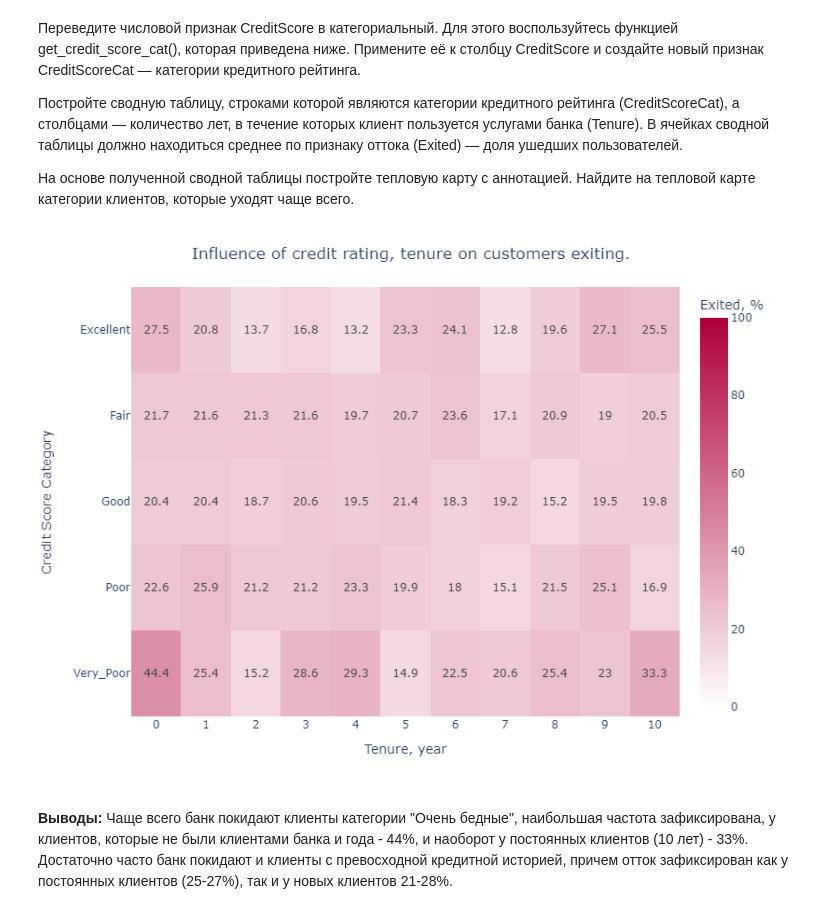
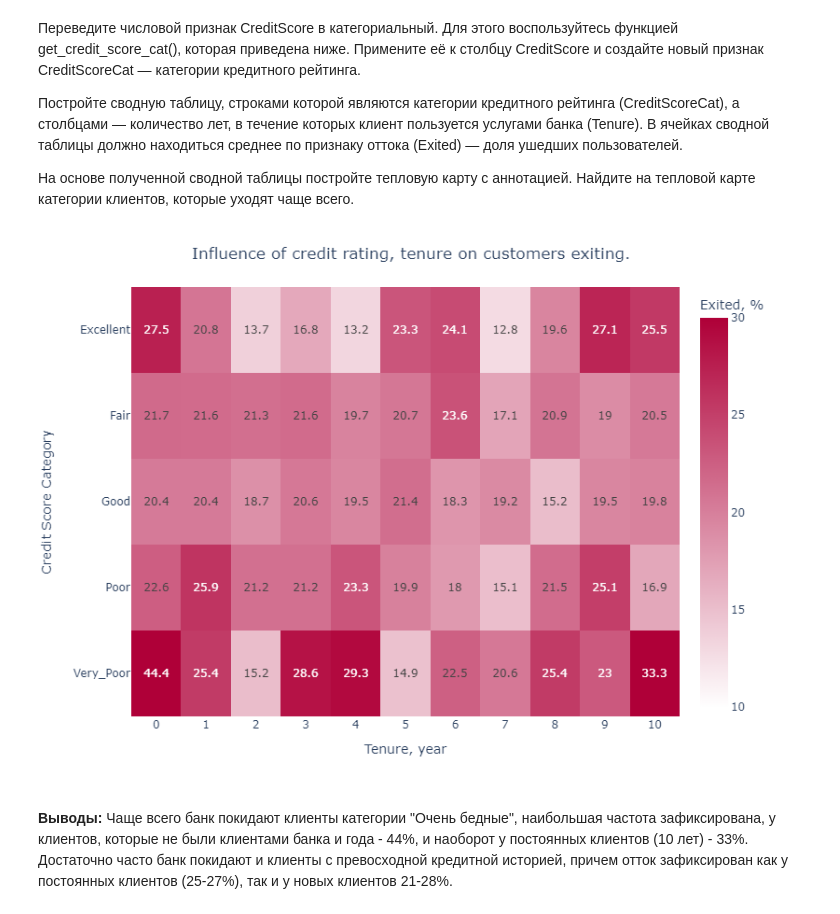
Before and after one commit to emozdir/Data_sciense, a Jupyter notebook: DST_01_13/report.ipynb, the cells around one changed output. Cells and saved outputs as stored; diff of their text form; code cells hidden in the pictures.

```diff
--- a/DST_01_13/report.ipynb
+++ b/DST_01_13/report.ipynb
@@ -468,29 +468,29 @@ pivot = churn_data.pivot_table(
 # %%
 fig_10 = px.imshow(
     pivot,
     text_auto=True,
     aspect="auto", #позволяет растянуть квадраты
-    range_color=[0,100],
+    range_color=[10,30],
     labels=dict(
         x="Tenure, year",
         y="Credit Score Category",
         color="Exited, %"
     ),
     x=['0', '1', '2', '3', '4', '5', '6', '7', '8', '9', '10'],
     height=600,
     width=800,
     color_continuous_scale=['white', px.colors.qualitative.Dark24[23]] #ссылка на палитру цветов
 )
 
 fig_10.update_layout(
     title_text='Influence of credit rating, tenure on customers exiting.',
     title_x=0.5,
 )
 #fig_10.show()
-fig_10.write_html("data/fig_10.html")
+#fig_10.write_html("data/fig_10.html")
 Image('data/fig_10.png')
 # %% [output]
-[figure, old version]
+[figure, new version]
 # %% [markdown]
 **Выводы:** Чаще всего банк покидают клиенты категории "Очень бедные", наибольшая частота зафиксирована, у клиентов, которые не были клиентами банка и года - 44%, и наоборот у постоянных клиентов (10 лет) - 33%.
 Достаточно часто банк покидают и клиенты с превосходной кредитной историей, причем отток зафиксирован как у постоянных клиентов (25-27%), так и у новых клиентов 21-28%.
```
Also changed, not shown: parts of 9 cells of this notebook, 13 other files.
